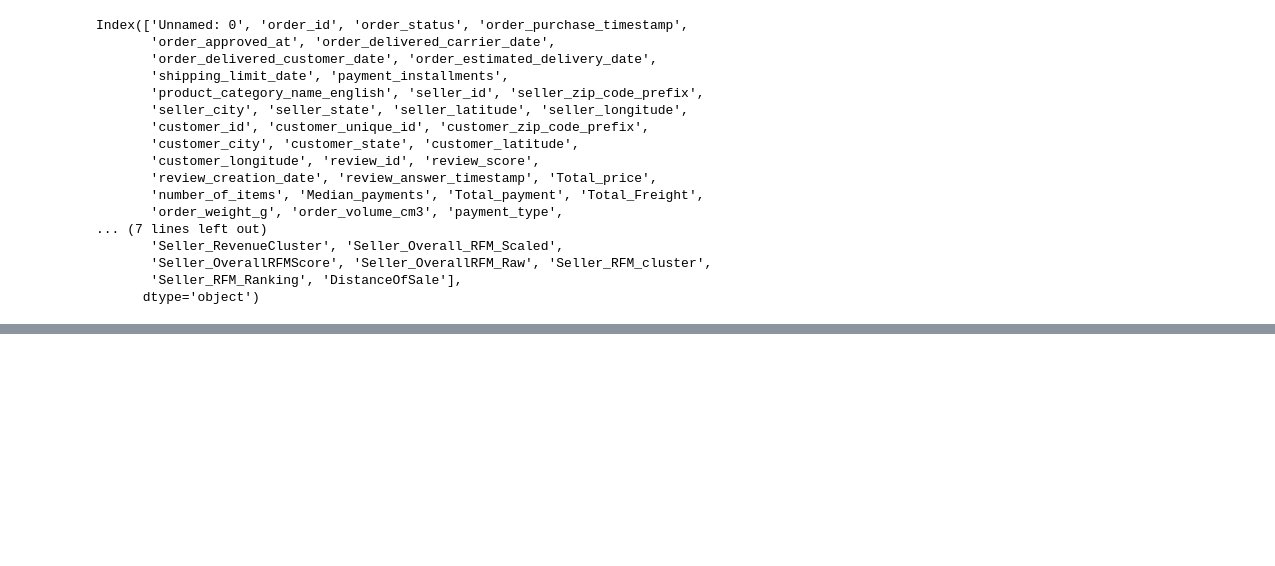
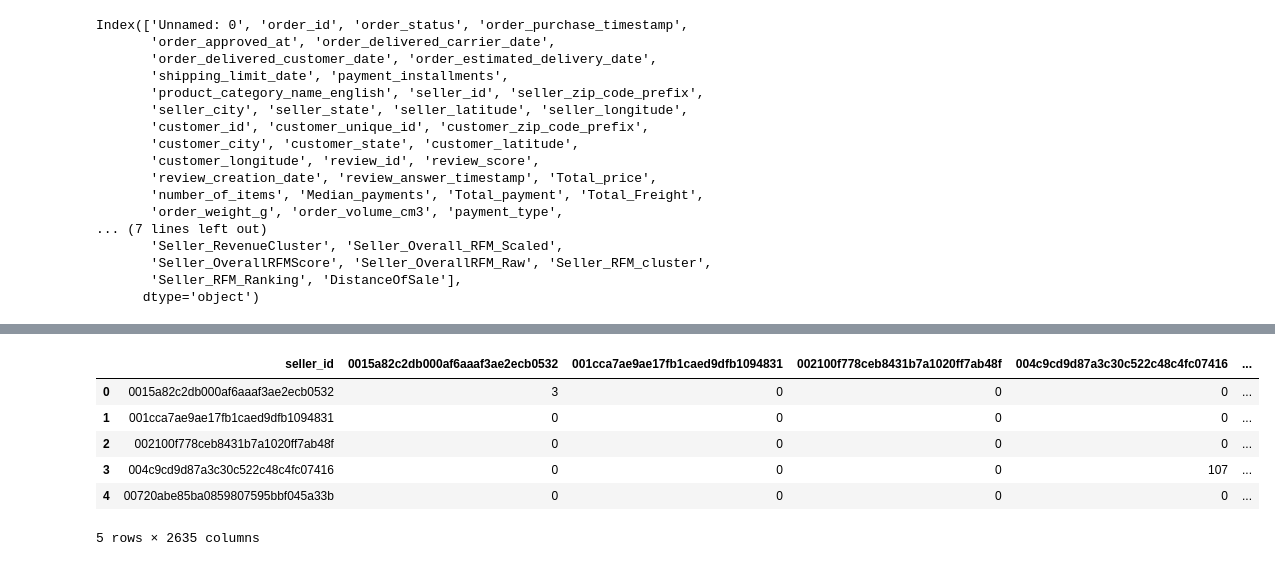
Before and after one commit to deakynek/SpringBoardProjects, a Jupyter notebook: Capstone3/EDA.ipynb, the cells around one changed output, grey strips where cells are left out. Drawn from its saved outputs; the diff is of its cells as text; code cells hidden in the pictures; blank space fills up the shorter version.

```diff
--- a/Capstone3/EDA.ipynb
+++ b/Capstone3/EDA.ipynb
@@ -768,29 +769,44 @@ SellerCategoryMatrix = pd.pivot_table(OL_Data, columns=['product_category_name_e
 # %%
 import warnings
-warnings. filterwarnings('ignore')
+import os
+from os.path import exists
+warnings.filterwarnings('ignore')
 
-def GenerateSimularityScores(dataFrame, indexName):
+def GenerateSimularityScores(dataFrame, indexName, fileName):
+    if(exists(fileName)):
+        os.remove(fileName)
+
     values = dataFrame.loc[:, dataFrame.columns!=indexName].to_numpy()
     lfunc = lambda e: e%2;
     values = lfunc(values)
-    dfDict = {indexName : list(np.transpose(dataFrame[[indexName]].to_numpy()))}
 
-    for x in range(len(dataFrame[indexName])):
+    with open("./"+fileName, 'w') as f:
+        indexValues = np.transpose(dataFrame[[indexName]].to_numpy())[0]
+        header = "{0},".format(indexName) + ",".join(indexValues) + "\n"
+        f.write(header)
 
-        if(x%(len(dataFrame[indexName])//1000) ==0):
-            print("{0}% ".format(x/len(dataFrame[indexName])*100))
+        for x in range(len(indexValues)):
 
-        seller = dataFrame[indexName][x]
-        sellerCol = np.transpose(dataFrame.loc[dataFrame[indexName]==seller, dataFrame.columns!=indexName].to_numpy())
+            if(x%(len(indexValues)//100) ==0):
+                print("{0}% ".format(x/len(indexValues)*100))
 
-        res =np.matmul(values,sellerCol)
+            index = indexValues[x]
+            sellerCol = np.transpose(dataFrame.loc[dataFrame[indexName]==index, dataFrame.columns!=indexName].to_numpy())
+            result = np.transpose(np.matmul(values,sellerCol))
+            print(values.shape)
+            print(sellerCol.shape)
+            print(np.matmul(values,sellerCol).shape)
+            print(result.shape)
+            converted_list = [str(element) for element in result]
+            print(converted_list)
 
-        dfDict[seller] = list(np.transpose(np.matmul(values,sellerCol)))
+            text = "{0},".format(index) + ",".join(converted_list) + "\n"
+            f.write(text)
 
-    simularity = pd.DataFrame(dfDict)
-    simularity = simularity.set_index(indexName)
-    return simularity
+        f.close()
+
+    return pd.read_csv("./"+fileName)
 # %%
-sellerCategorySimularity = GenerateSimularityScores(SellerCategoryMatrix,'seller_id')
+sellerCategorySimularity = GenerateSimularityScores(SellerCategoryMatrix,'seller_id', 'SellerCategoryMatrix.csv')
 # %% [output]
 0.0%
@@ -813,3 +830,13 @@ sellerCategorySimularity = GenerateSimularityScores(SellerCategoryMatrix,'seller
+# %%
+sellerCategorySimularity.head()
+# %% [output]
+|  | seller_id | 0015a82c2db000af6aaaf3ae2ecb0532 | 001cca7ae9ae17fb1caed9dfb1094831 | 002100f778ceb8431b7a1020ff7ab48f | 004c9cd9d87a3c30c522c48c4fc07416 | ... |
+| 0 | 0015a82c2db000af6aaaf3ae2ecb0532 | 3 | 0 | 0 | 0 | ... |
+| 1 | 001cca7ae9ae17fb1caed9dfb1094831 | 0 | 0 | 0 | 0 | ... |
+| 2 | 002100f778ceb8431b7a1020ff7ab48f | 0 | 0 | 0 | 0 | ... |
+| 3 | 004c9cd9d87a3c30c522c48c4fc07416 | 0 | 0 | 0 | 107 | ... |
+| 4 | 00720abe85ba0859807595bbf045a33b | 0 | 0 | 0 | 0 | ... |
+5 rows × 2635 columns
 # %%
 buyerCategorySimularity = GenerateSimularityScores(BuyerCategoryMatrix,'customer_id')
 # %% [output]
```
Also changed, not shown: parts of 11 cells of this notebook.
